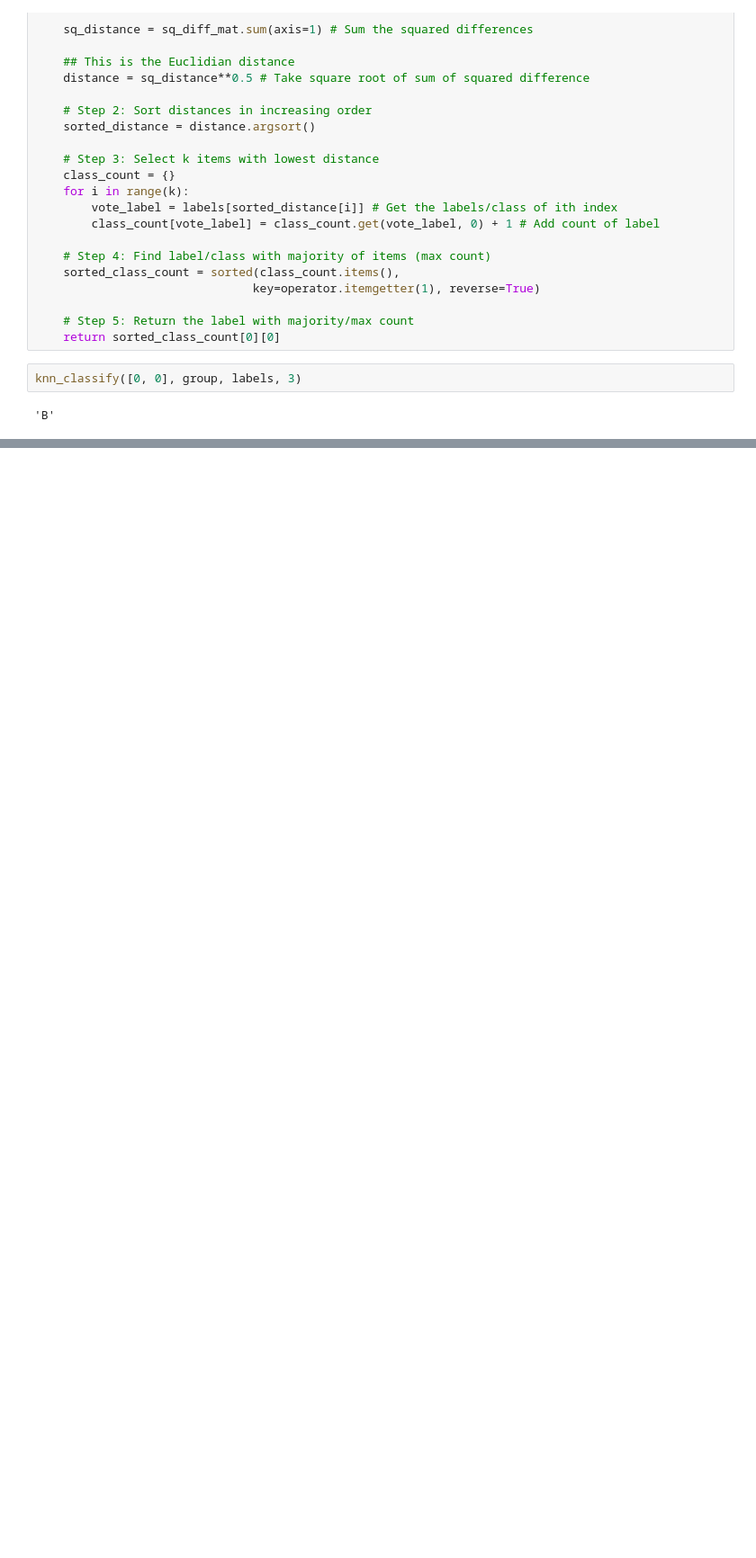
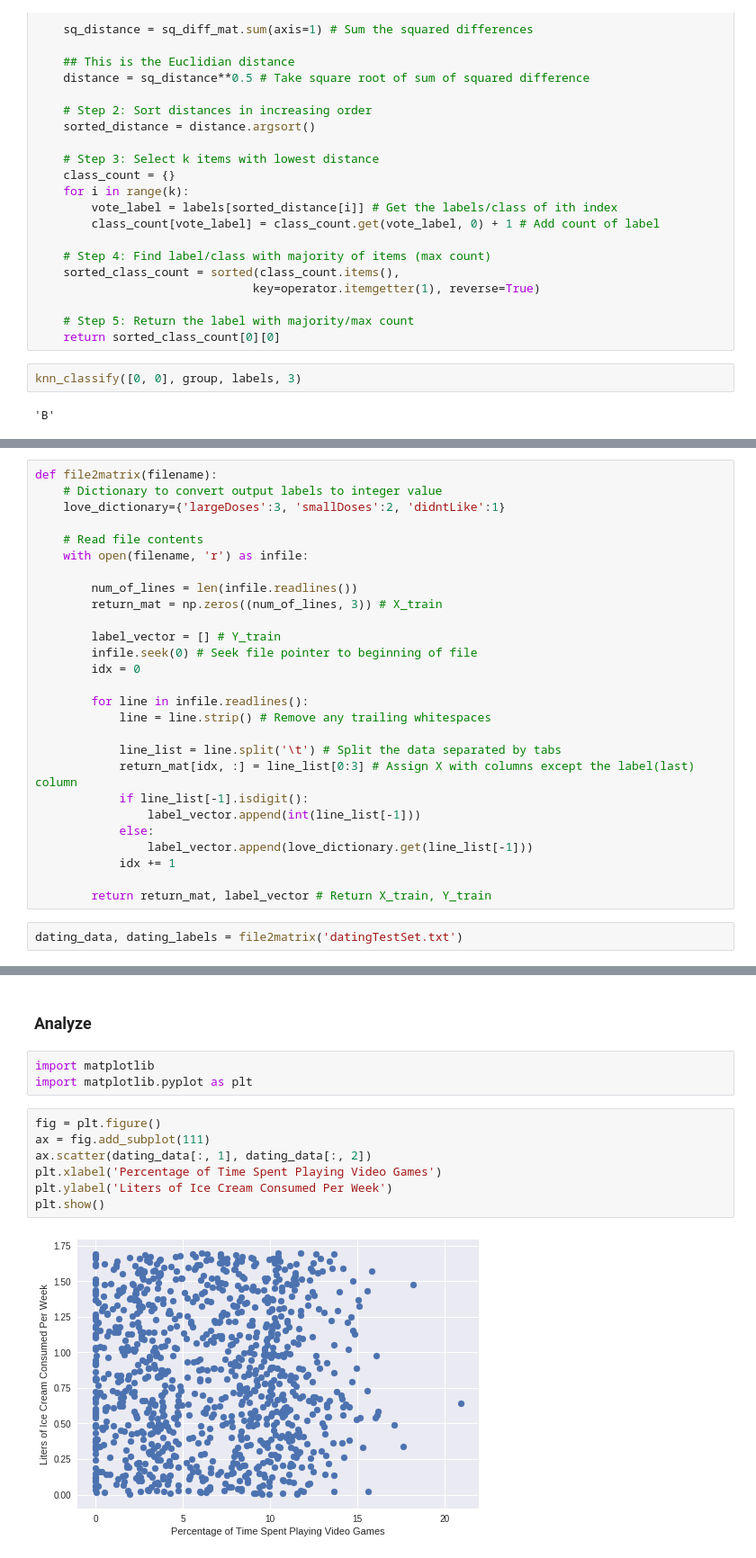
Before and after one commit to JacksonIsaac/colab_notebooks, a Jupyter notebook: Chap2_machine_learning_in_action.ipynb, the cells around one changed output, grey strips where cells are left out. Shown: that part at 90% size. Cells and saved outputs as stored; diff of their text form; blank space fills up the shorter version.

Commit message:
Add collect, prepare and analyze example for kNN

```diff
--- a/Chap2_machine_learning_in_action.ipynb
+++ b/Chap2_machine_learning_in_action.ipynb
@@ -95,0 +130,29 @@ knn_classify([0, 0], group, labels, 3)
+# %%
+def file2matrix(filename):
+    # Dictionary to convert output labels to integer value
+    love_dictionary={'largeDoses':3, 'smallDoses':2, 'didntLike':1}
+
+    # Read file contents
+    with open(filename, 'r') as infile:
+
+        num_of_lines = len(infile.readlines())
+        return_mat = np.zeros((num_of_lines, 3)) # X_train
+
+        label_vector = [] # Y_train
+        infile.seek(0) # Seek file pointer to beginning of file
+        idx = 0
+
+        for line in infile.readlines():
+            line = line.strip() # Remove any trailing whitespaces
+
+            line_list = line.split('\t') # Split the data separated by tabs
+            return_mat[idx, :] = line_list[0:3] # Assign X with columns except the label(last) column
+            if line_list[-1].isdigit():
+                label_vector.append(int(line_list[-1]))
+            else:
+                label_vector.append(love_dictionary.get(line_list[-1]))
+            idx += 1
+
+        return return_mat, label_vector # Return X_train, Y_train
+# %%
+dating_data, dating_labels = file2matrix('datingTestSet.txt')
@@ -95,0 +173,14 @@ knn_classify([0, 0], group, labels, 3)
+# %% [markdown]
+### Analyze
+# %%
+import matplotlib
+import matplotlib.pyplot as plt
+# %%
+fig = plt.figure()
+ax = fig.add_subplot(111)
+ax.scatter(dating_data[:, 1], dating_data[:, 2])
+plt.xlabel('Percentage of Time Spent Playing Video Games')
+plt.ylabel('Liters of Ice Cream Consumed Per Week')
+plt.show()
+# %% [output]
+[figure, added]
```
Also changed, not shown: parts of 9 cells of this notebook.
